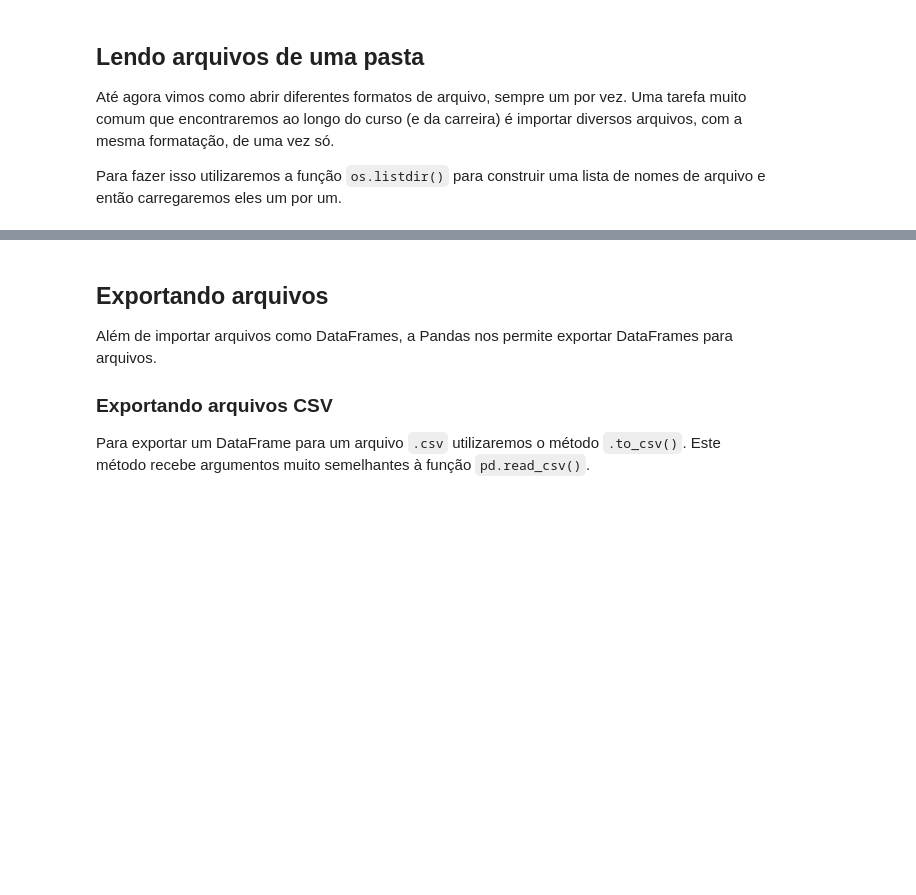
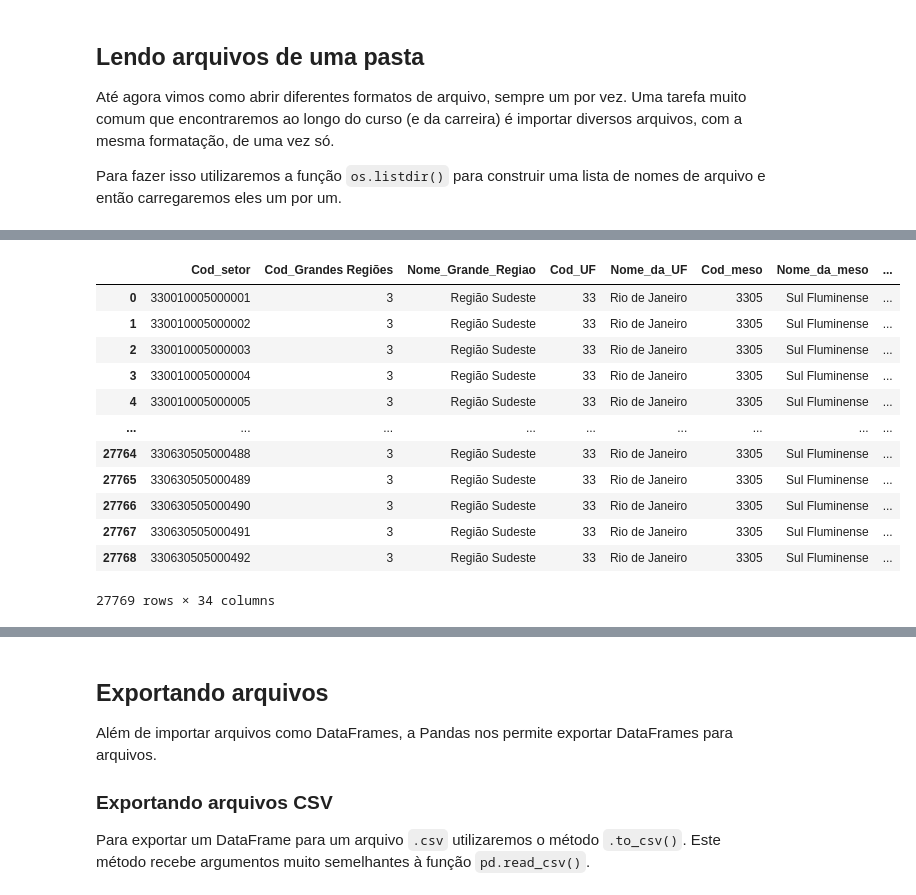
Before and after one commit to sadguilherme/99_PT_JAN2023, a Jupyter notebook: aulas/20230204 Import and Exporting in Pandas.ipynb, the cells around one changed output, grey strips where cells are left out. Cells and saved outputs as stored; diff of their text form; code cells hidden in the pictures; blank space fills up the shorter version.

```diff
--- a/aulas/20230204 Import and Exporting in Pandas.ipynb
+++ b/aulas/20230204 Import and Exporting in Pandas.ipynb
@@ -64,3 +64,9 @@ A extensão em si não é muito importante: o importante é sabermos que o arqui
 Muitas vezes não saberemos de antemão qual a estrutura do arquivo que precisamos ler. Caso o arquivo seja pequeno (< 10mb) podemos abri-lo no Notepad ou em algum outro editor de texto simples (Notepad++, SublimeText, Vi) e ver a estrutura diretamente.
 
 Infelizmente muitas vezes lidamos com arquivos tão grandes que é quase impossível abri-los nestes editores. Para investigar a estrutura desses arquivos podemos utilizar o próprio Python!
+# %%
+file = open('data/dados_veiculos.csv', 'rb')
+file_lines = file.readlines(1000)
+# %%
+for line in file_lines:
+    print(line)
@@ -66,0 +91,4 @@ Infelizmente muitas vezes lidamos com arquivos tão grandes que é quase imposs
+# %%
+for line in file_lines:
+    print(line.decode('utf-8'))
+file.close()
@@ -295,7 +682,24 @@ with open('data/dados_censo/Basico_BA.csv', 'rb') as file:
 # %%
 lista_df_censo = []
-for file in os.listdir('data/dados_censo/'):
-    file_path = 'data/dados_censo/' + file
+path = 'data/dados_censo/'
+for file in os.listdir(path):
+    file_path = path + file
     lista_df_censo.append(pd.read_csv(file_path, sep = ";", decimal = ",", encoding = "latin-1"))
+# %%
+lista_df_censo[0]
+# %% [output]
+|  | Cod_setor | Cod_Grandes Regiões | Nome_Grande_Regiao | Cod_UF | Nome_da_UF | Cod_meso | Nome_da_meso | ... |
+| 0 | 330010005000001 | 3 | Região Sudeste | 33 | Rio de Janeiro | 3305 | Sul Fluminense | ... |
+| 1 | 330010005000002 | 3 | Região Sudeste | 33 | Rio de Janeiro | 3305 | Sul Fluminense | ... |
+| 2 | 330010005000003 | 3 | Região Sudeste | 33 | Rio de Janeiro | 3305 | Sul Fluminense | ... |
+| 3 | 330010005000004 | 3 | Região Sudeste | 33 | Rio de Janeiro | 3305 | Sul Fluminense | ... |
+| 4 | 330010005000005 | 3 | Região Sudeste | 33 | Rio de Janeiro | 3305 | Sul Fluminense | ... |
+| ... | ... | ... | ... | ... | ... | ... | ... | ... |
+| 27764 | 330630505000488 | 3 | Região Sudeste | 33 | Rio de Janeiro | 3305 | Sul Fluminense | ... |
+| 27765 | 330630505000489 | 3 | Região Sudeste | 33 | Rio de Janeiro | 3305 | Sul Fluminense | ... |
+| 27766 | 330630505000490 | 3 | Região Sudeste | 33 | Rio de Janeiro | 3305 | Sul Fluminense | ... |
+| 27767 | 330630505000491 | 3 | Região Sudeste | 33 | Rio de Janeiro | 3305 | Sul Fluminense | ... |
+| 27768 | 330630505000492 | 3 | Região Sudeste | 33 | Rio de Janeiro | 3305 | Sul Fluminense | ... |
+27769 rows × 34 columns
 # %%
 lista_df_censo[0].info()
```
Also changed, not shown: parts of 53 cells of this notebook, 6 other files.
